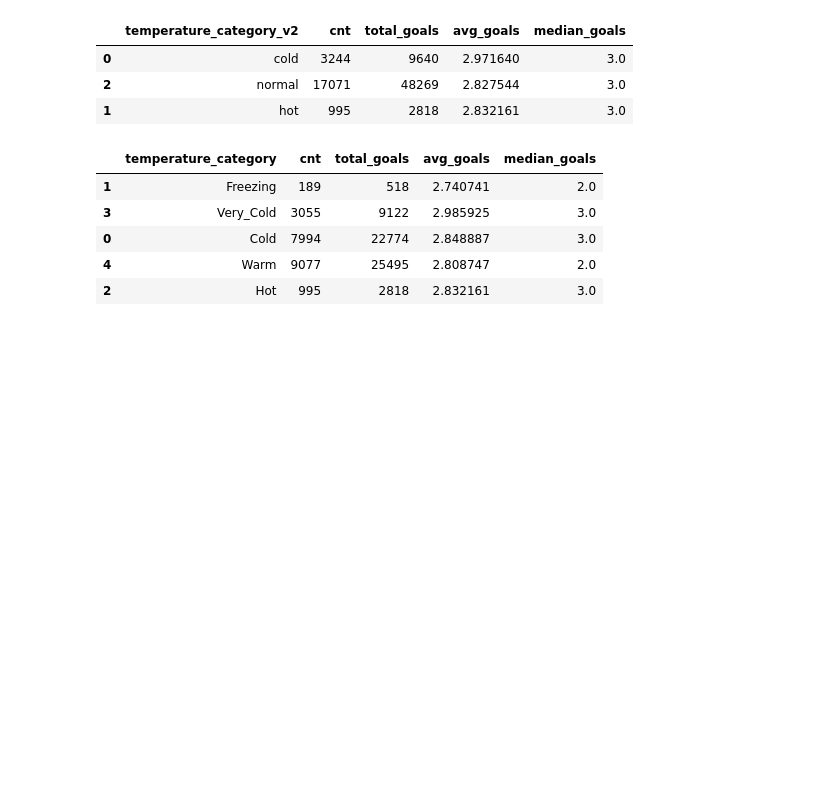
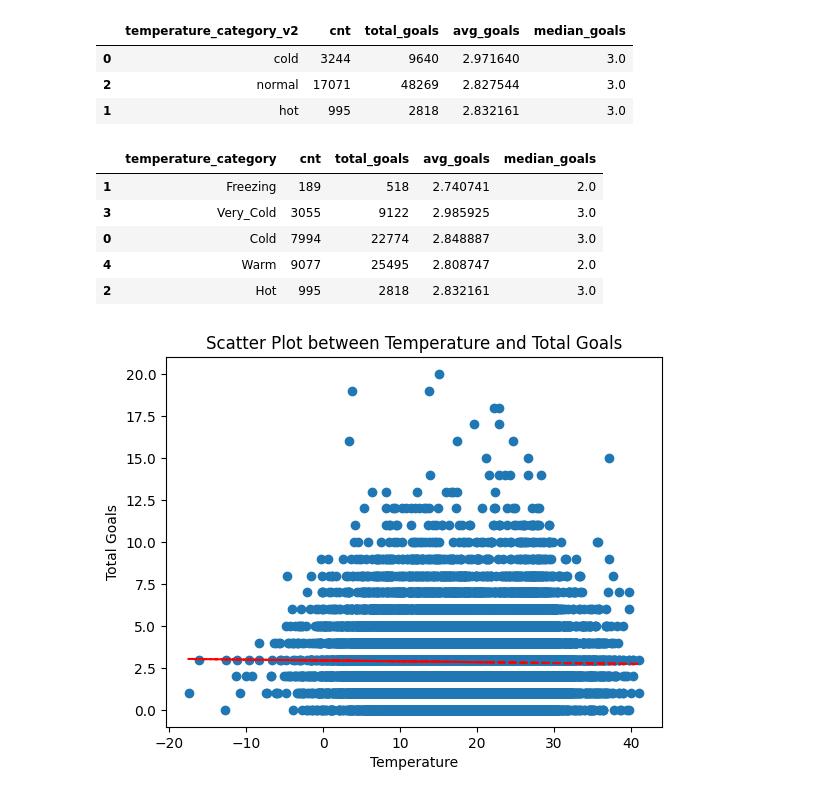
Before and after one commit to Mark-Rozenberg/Foobal-Climate, a Jupyter notebook: Stat-Models.ipynb, the cells around one changed output. Drawn from its saved outputs; the diff is of its cells as text; code cells hidden in the pictures; blank space fills up the shorter version.

```diff
--- a/Stat-Models.ipynb
+++ b/Stat-Models.ipynb
@@ -70,4 +149,15 @@ df.groupby('temperature_category').agg(
 | 0 | Cold | 7994 | 22774 | 2.848887 | 3.0 |
 | 4 | Warm | 9077 | 25495 | 2.808747 | 2.0 |
 | 2 | Hot | 995 | 2818 | 2.832161 | 3.0 |
+# %%
+z = np.polyfit(df['temperature'], df['total_goals'], 1)
+p = np.poly1d(z)
+plt.plot(df['temperature'], p(df['temperature']), "r--")
+plt.scatter(df['temperature'], df['total_goals'])
+plt.xlabel('Temperature')
+plt.ylabel('Total Goals')
+plt.title('Scatter Plot between Temperature and Total Goals')
+plt.show()
+# %% [output]
+[figure, added]
 # %%
```
Also changed, not shown: parts of 35 cells of this notebook, 1 other file.
